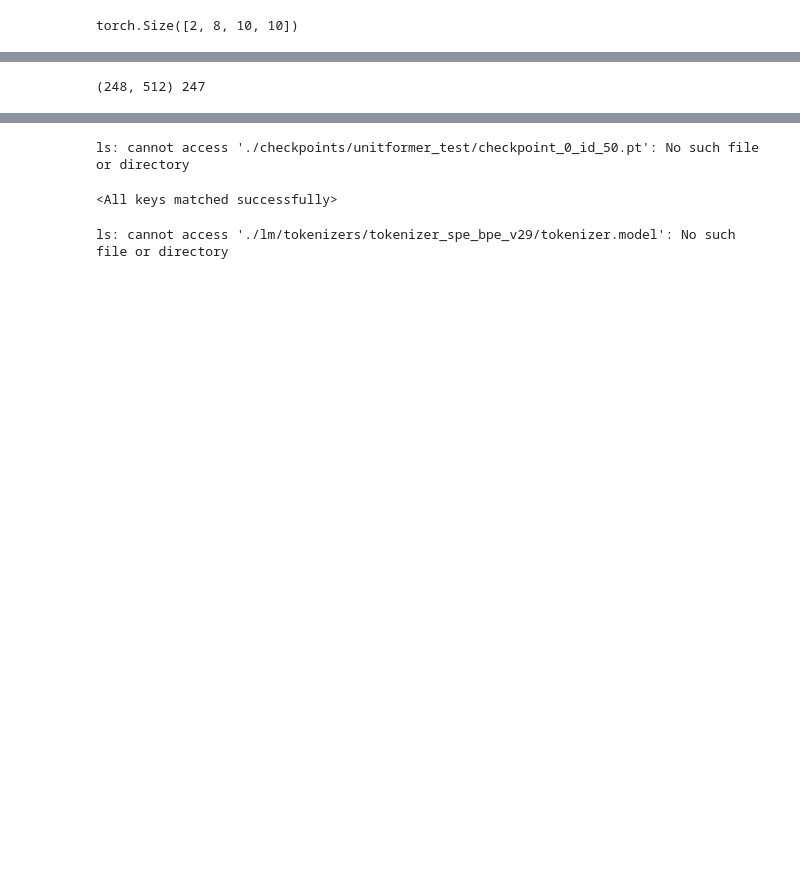
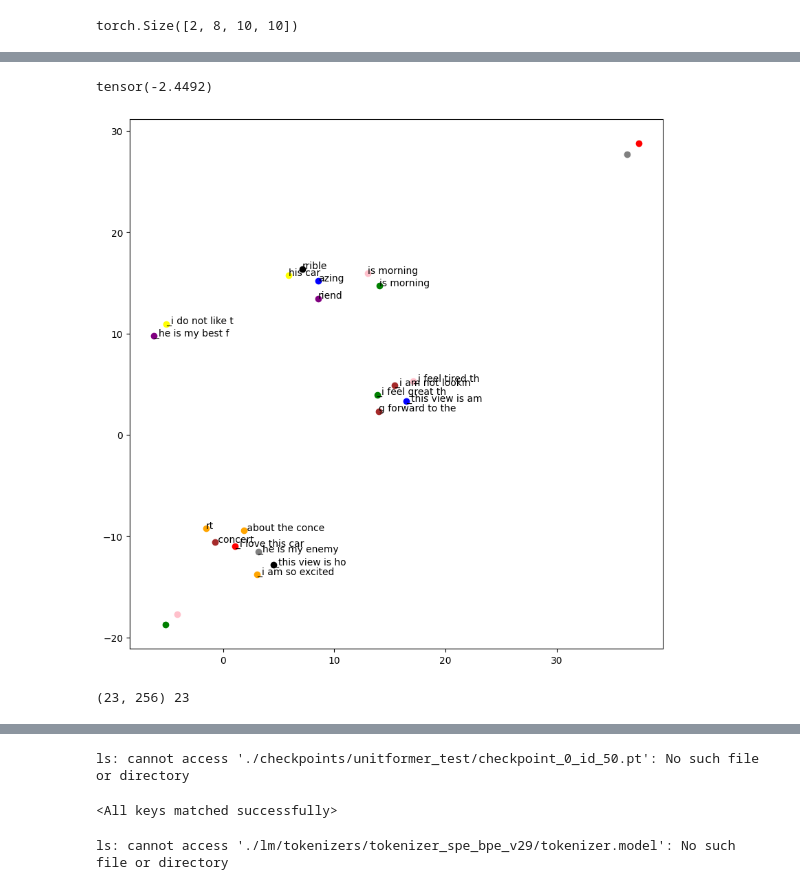
Before and after one commit to robflynnyh/asr_training_scripts, a Jupyter notebook: ipynbs/t.ipynb, the cells around one changed output, grey strips where cells are left out. Cells and saved outputs as stored; diff of their text form; code cells hidden in the pictures; blank space fills up the shorter version.

```diff
--- a/ipynbs/t.ipynb
+++ b/ipynbs/t.ipynb
@@ -1284,14 +1381,36 @@ pred_matrix, pred_mask = map(revert, (scout, mask))
+# %%
+a = torch.randn(20)
+b = torch.randn(20)
+a = l2norm(a, groups=10)
+b = l2norm(b, groups=10)
+c = a @ b
+c
+# %% [output]
+tensor(-2.4492)
+# %%
+plt.figure(figsize=(10,10))
+colors = ['red', 'blue', 'green', 'orange', 'purple', 'yellow', 'black', 'pink', 'brown', 'grey', 'cyan', 'magenta', 'olive', 'teal', 'coral', 'lime', 'lavender', 'turquoise', 'darkgreen', 'tan', 'salmon', 'gold', 'darkred', 'darkblue']
+for i, item in enumerate(proj):
+    plt.scatter(item[:,0], item[:,1], label=f'sentence {i}', c=colors[i])
+
+for i, sentence in enumerate(s):
+    for j, word in enumerate(sentence):
+        plt.annotate(word, (proj[i][j,0], proj[i][j,1]), fontsize=10)
+#plt.legend()
+plt.show()
+# %% [output]
+[figure, added]
 # %%
 a = '_'+s
 # split char
-ids = 2
+ids = 16
 a = [a[i:i+ids] for i in range(0, len(a), ids)]
-proj = outputs['x_outs'][1][0].squeeze(0).detach().cpu().numpy()
+proj = outputs['x_outs'][-1][0].squeeze(0).detach().cpu().numpy()
 print(proj.shape, len(a))
 # umap force it to be spread out
-proj = umap.UMAP(n_components=2, metric='cosine', random_state=42, n_neighbors=5, spread=3.0, min_dist=1.5).fit_transform(proj)
+proj = umap.UMAP(n_components=2, metric='cosine', random_state=42, n_neighbors=3, spread=2.5, min_dist=1.5).fit_transform(proj)
 # %% [output]
-(248, 512) 247
+(23, 256) 23
 # %%
 import matplotlib.pyplot as plt
 # %%
```
Also changed, not shown: parts of 124 cells of this notebook, 27 other files.
